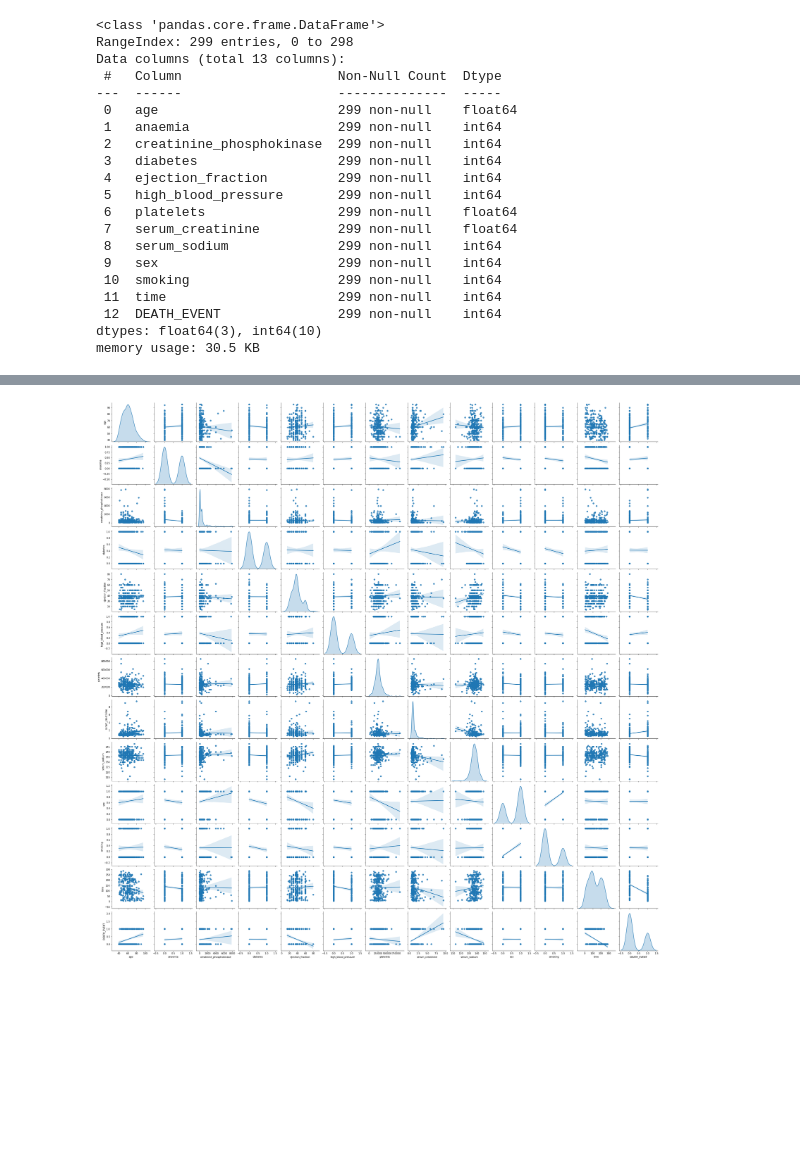
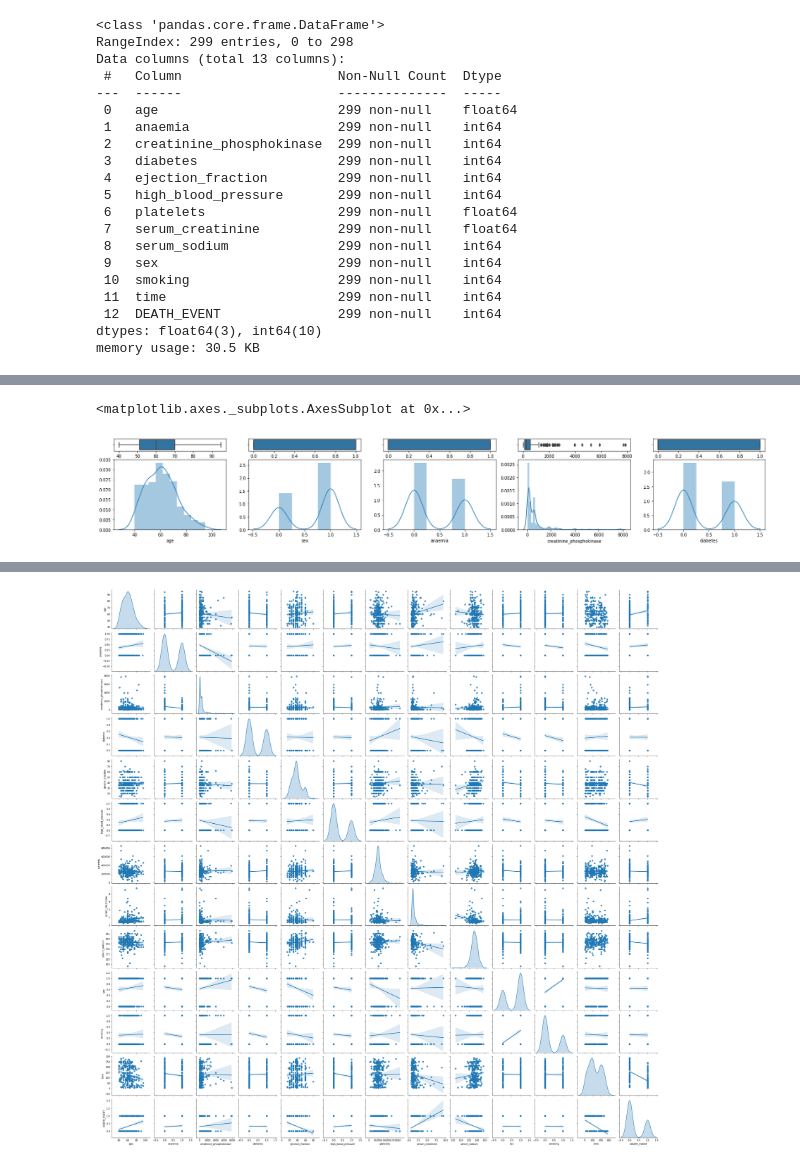
Before and after one commit to sielerod/Heart_Failure, a Jupyter notebook: heart_failure.ipynb, the cells around one changed output, grey strips where cells are left out. Cells and saved outputs as stored; diff of their text form; code cells hidden in the pictures; blank space fills up the shorter version.

```diff
--- a/heart_failure.ipynb
+++ b/heart_failure.ipynb
@@ -64 +109,21 @@ import seaborn as sns
+# %%
+fig, axes = plt.subplots(nrows=2, ncols=5, figsize=(28, 4), gridspec_kw={"height_ratios": (.15, .85)})
+
+sns.boxplot(heart_failure['age'], ax=axes[0,0])
+sns.distplot(heart_failure['age'], ax=axes[1,0])
+
+sns.boxplot(heart_failure['sex'], ax=axes[0,1])
+sns.distplot(heart_failure['sex'], ax=axes[1,1])
+
+sns.boxplot(heart_failure['anaemia'], ax=axes[0,2])
+sns.distplot(heart_failure['anaemia'], ax=axes[1,2])
+
+sns.boxplot(heart_failure['creatinine_phosphokinase'], ax=axes[0,3])
+sns.distplot(heart_failure['creatinine_phosphokinase'], ax=axes[1,3])
+
+sns.boxplot(heart_failure['diabetes'], ax=axes[0,4])
+sns.distplot(heart_failure['diabetes'], ax=axes[1,4])
+# %% [output]
+<matplotlib.axes._subplots.AxesSubplot at 0x...>
+[figure, added]
 # %%
```
Also changed, not shown: parts of 63 cells of this notebook.
